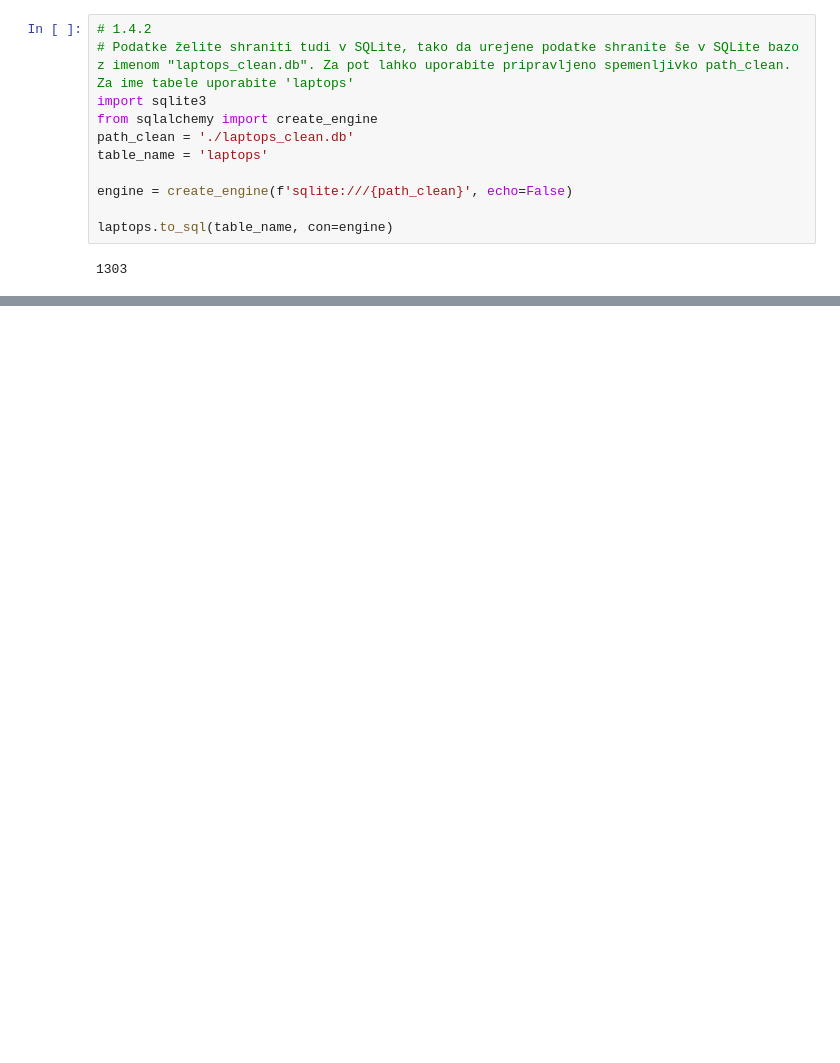
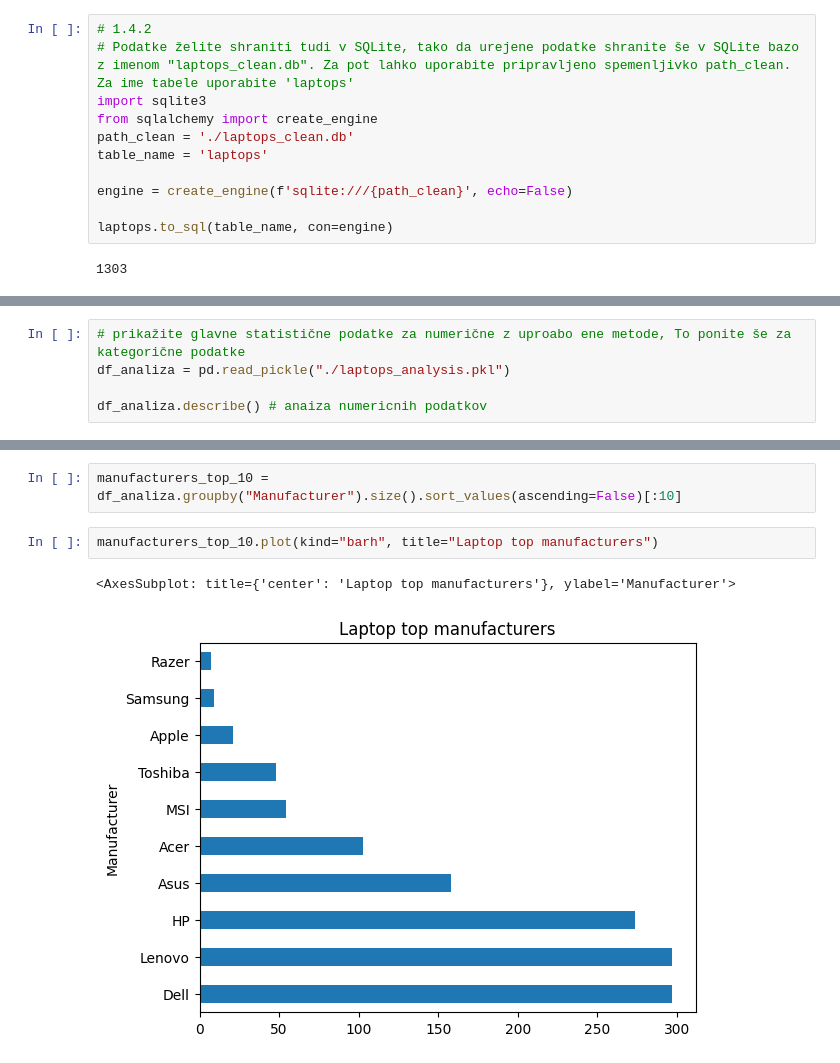
Before and after one commit to mihajlov123/python-analitika-notes, a Jupyter notebook: Izpiti/Vaje/vaje_za_izpit.ipynb, the cells around one changed output, grey strips where cells are left out. Saved outputs shown, nothing was run; the diff lists cells and outputs as text; blank space fills up the shorter version.

```diff
--- a/Izpiti/Vaje/vaje_za_izpit.ipynb
+++ b/Izpiti/Vaje/vaje_za_izpit.ipynb
@@ -444,0 +543,5 @@ laptops_read_test.head(10)
+# %%
+# prikažite glavne statistične podatke za numerične z uproabo ene metode, To ponite še za kategorične podatke
+df_analiza = pd.read_pickle("./laptops_analysis.pkl")
+
+df_analiza.describe() # anaiza numericnih podatkov
@@ -444,0 +611,7 @@ laptops_read_test.head(10)
+# %%
+manufacturers_top_10 = df_analiza.groupby("Manufacturer").size().sort_values(ascending=False)[:10]
+# %%
+manufacturers_top_10.plot(kind="barh", title="Laptop top manufacturers")
+# %% [output]
+<AxesSubplot: title={'center': 'Laptop top manufacturers'}, ylabel='Manufacturer'>
+[figure, added]
```
Also changed, not shown: parts of 27 cells of this notebook, 3 other files.
